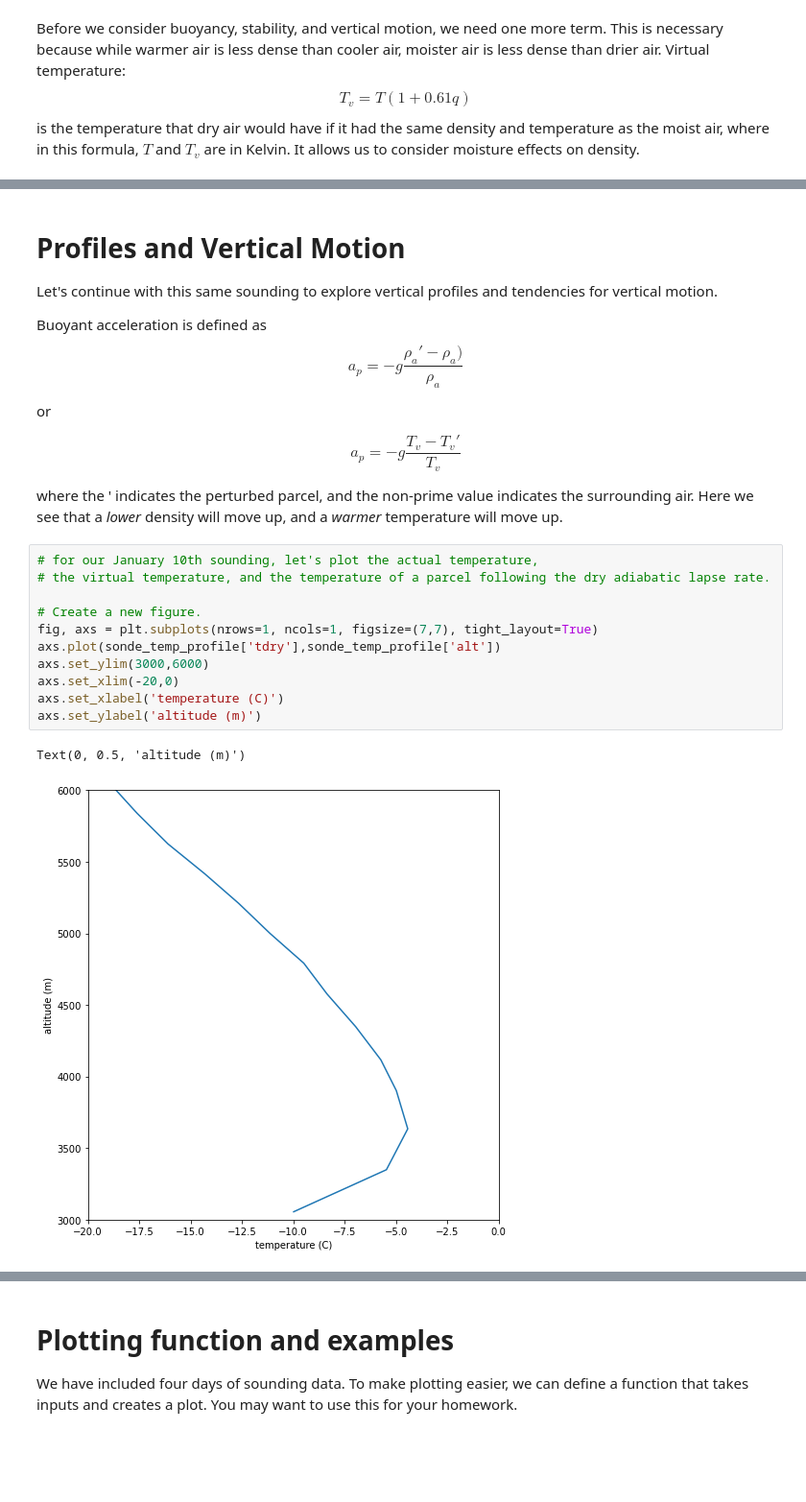
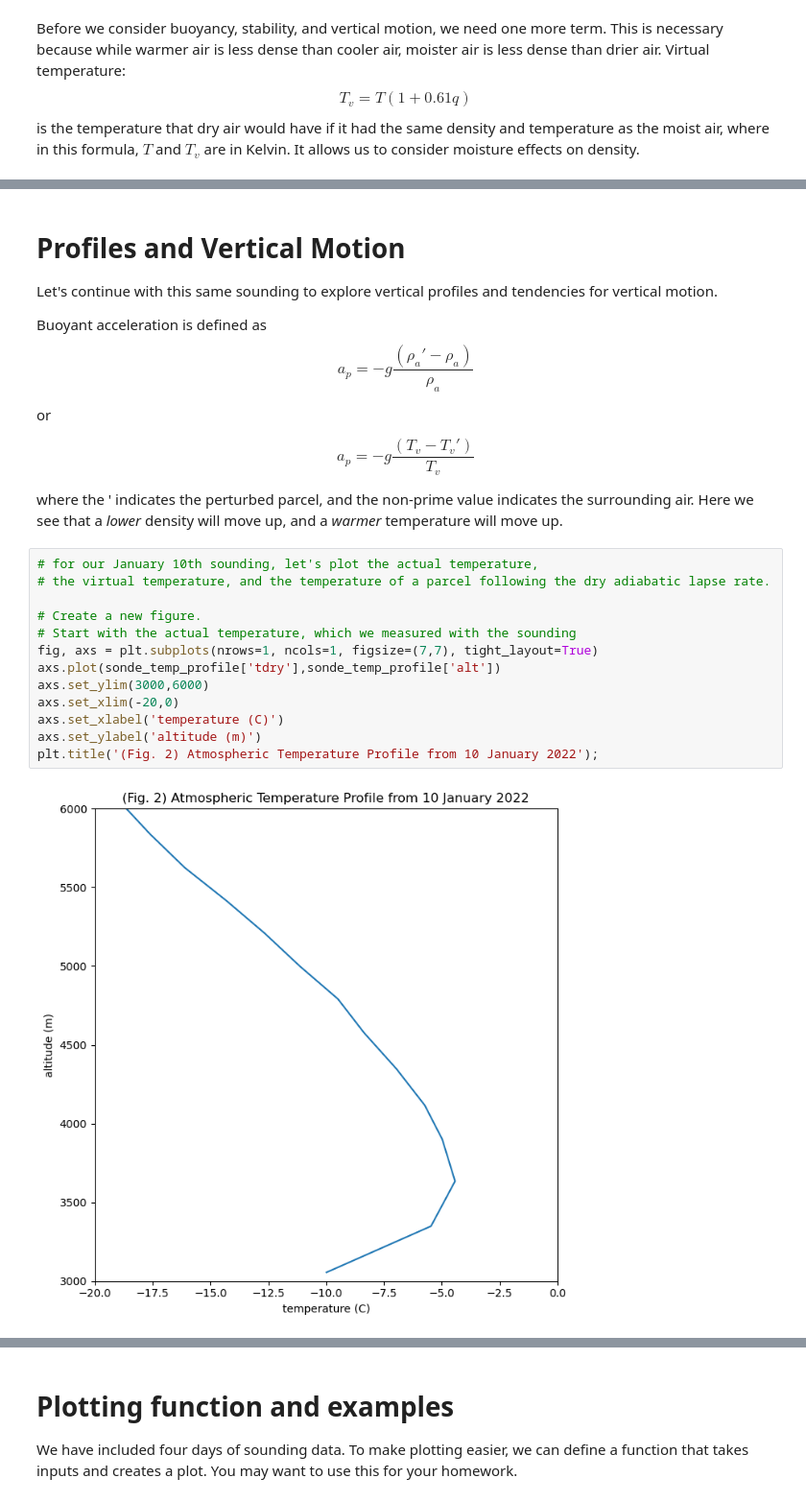
Before and after one commit to Mountain-Hydrology-Research-Group/Fluid_Flows, a Jupyter notebook: modules/lab2/lab2-3.ipynb, the cells around one changed output, grey strips where cells are left out. Shown at 96% size. Saved outputs shown, nothing was run; the diff lists cells and outputs as text; blank space fills up the shorter version.

```diff
--- a/modules/lab2/lab2-3.ipynb
+++ b/modules/lab2/lab2-3.ipynb
@@ -184,28 +187,29 @@ print(TvK-273.14)
 Let's continue with this same sounding to explore vertical profiles and tendencies for vertical motion.
 
 Buoyant acceleration is defined as
-$$ a_p = -g\frac{\rho_a' - \rho_a)}{\rho_a} $$
+$$ a_p = -g\frac{(\rho_a' - \rho_a)}{\rho_a} $$
 
 or
 
-$$ a_p = -g\frac{T_v - T_v'}{T_v} $$
+$$ a_p = -g\frac{(T_v - T_v')}{T_v} $$
 
 where the ' indicates the perturbed parcel, and the non-prime value indicates the surrounding air.
 Here we see that a _lower_ density will move up, and a _warmer_ temperature will move up.
 # %%
 # for our January 10th sounding, let's plot the actual temperature,
 # the virtual temperature, and the temperature of a parcel following the dry adiabatic lapse rate.
 
 # Create a new figure.
+# Start with the actual temperature, which we measured with the sounding
 fig, axs = plt.subplots(nrows=1, ncols=1, figsize=(7,7), tight_layout=True)
 axs.plot(sonde_temp_profile['tdry'],sonde_temp_profile['alt'])
 axs.set_ylim(3000,6000)
 axs.set_xlim(-20,0)
 axs.set_xlabel('temperature (C)')
 axs.set_ylabel('altitude (m)')
+plt.title('(Fig. 2) Atmospheric Temperature Profile from 10 January 2022');
 # %% [output]
-Text(0, 0.5, 'altitude (m)')
-[figure, old version]
+[figure, new version]
 # %%
 # calculate the dry adiabat with elevation
 # first determine the surface elevation
```
Also changed, not shown: parts of 26 cells of this notebook, 5 other files.
